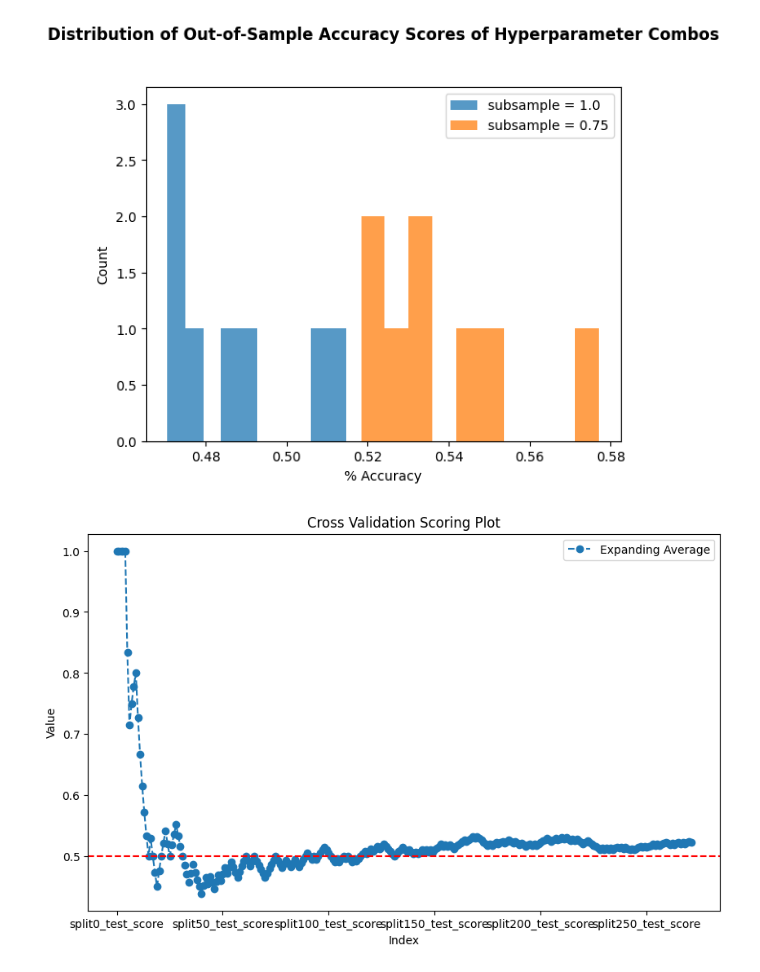
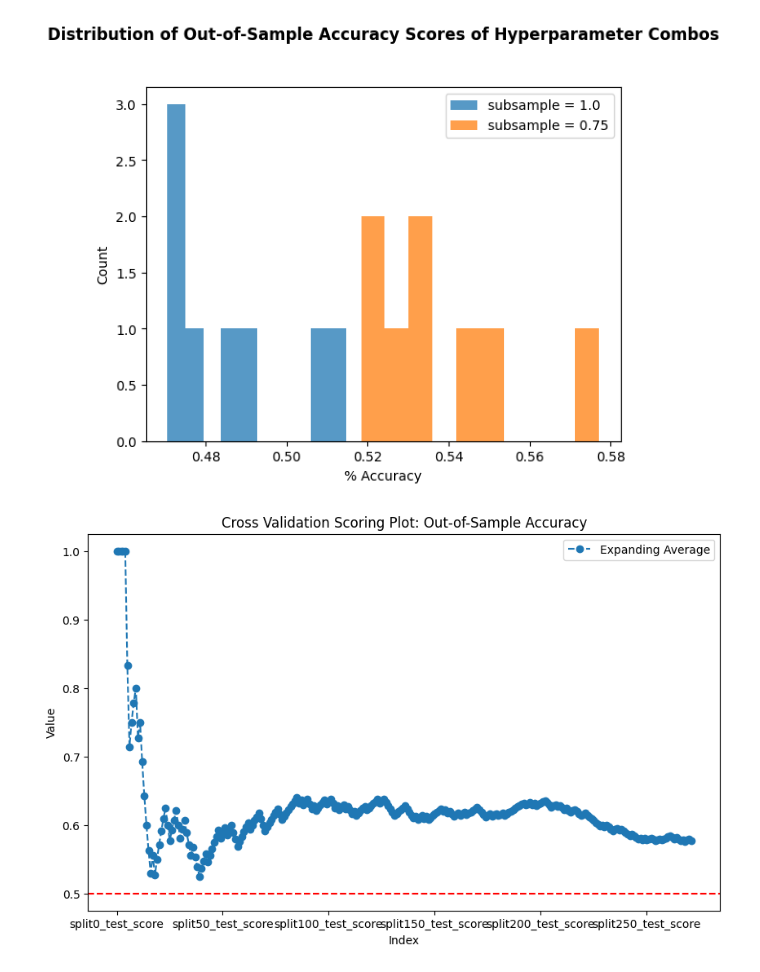
Before and after one commit to thestockman27/Fixed-Income-Dashboards, a Jupyter notebook: GBM Backtest UST_10Y v1.1.ipynb, the cells around one changed output. Cells and saved outputs as stored; diff of their text form; code cells hidden in the pictures.

```diff
--- a/GBM Backtest UST_10Y v1.1.ipynb
+++ b/GBM Backtest UST_10Y v1.1.ipynb
@@ -165,10 +165,9 @@ features = low_vif_variables["Variable"]
 features2 = [feature for feature in features if feature != target_var]
 
 
-for feature in features:
+for feature in features2:
     for lag in range(1, lag_order+1):
         df6[f'{feature}_lag{lag}'] = df6[feature].shift(lag)
-
 
 # replace inf and -inf with na and  drops rows with missing values in the lagged variables
 df6 = df6[6:]
@@ -190,11 +189,11 @@ The DataFrame X does not contain the target variable: 'YIELD_weekly_percent_chan
 # %%
 # Set up the parameter grid for grid search
 param_grid = {
-    'n_estimators': [100, 200],
-    'learning_rate': [0.01, 0.1],
-    'subsample': [0.75, 1.0],
-    'max_depth': [15, 35],
-    'min_samples_leaf': [1]
+    'n_estimators': [10, 50],
+    'learning_rate': [0.01],
+    'subsample': [0.75],
+    'max_depth': [5,15],
+    'min_samples_leaf': [2]
 }
 
 # param_grid = {
@@ -224,7 +223,7 @@ def scorer():
 tscv = TimeSeriesSplit(n_splits=len(df6) - initial_train_size, test_size=1,gap=0, max_train_size=None)
 
 # Perform grid search with cross-validation
-grid_search = GridSearchCV(gbm, param_grid, cv=tscv, scoring=scorer(), verbose=1)#, n_jobs=-1)
+grid_search = GridSearchCV(gbm, param_grid, cv=tscv, scoring=scorer(), verbose=1, n_jobs=-1)
 grid_search.fit(X, y)
 
 # Get the best model from the grid search
@@ -412,25 +420,25 @@ Text(0.5, 1.0, 'Distribution of Out-of-Sample Accuracy Scores of Hyperparameter
 # %%
 # plot your own learning curve
 
-cv_perf = pd.DataFrame(cv_results.iloc[0,10:-3])
-cv_perf = cv_perf.rename(columns={0: 'score'})
+cv_perf = pd.DataFrame(cv_results.loc[6,"split0_test_score":'split271_test_score'])
+cv_perf = cv_perf.rename(columns={6: 'score'})
 cv_perf['Expanding_Average'] = cv_perf['score'].expanding().mean()
 #cv_perf.reindex(X.index[(len(df6) - initial_train_size):])
 # Plot the expanding average
 plt.figure(figsize=(10, 6))
 #plt.plot(cv_perf['Value'], label='Original Values', marker='o')
 plt.plot(cv_perf['Expanding_Average'], label='Expanding Average', linestyle='--', marker='o')
 plt.xlabel('Index')
 plt.ylabel('Value')
-plt.title('Cross Validation Scoring Plot')
+plt.title('Cross Validation Scoring Plot: Out-of-Sample Accuracy')
 plt.legend()
 # Show only every 10th tick on the x-axis
 plt.xticks(cv_perf.index[::50])
 plt.axhline(y=0.50, color='red', linestyle='--')
 
 plt.show()
 # %% [output]
-[figure, old version]
+[figure, new version]
 # %%
 # import matplotlib.pyplot as plt
 # from sklearn.model_selection import learning_curve, train_test_split
```
Also changed, not shown: parts of 3 cells of this notebook, 8 other files.
